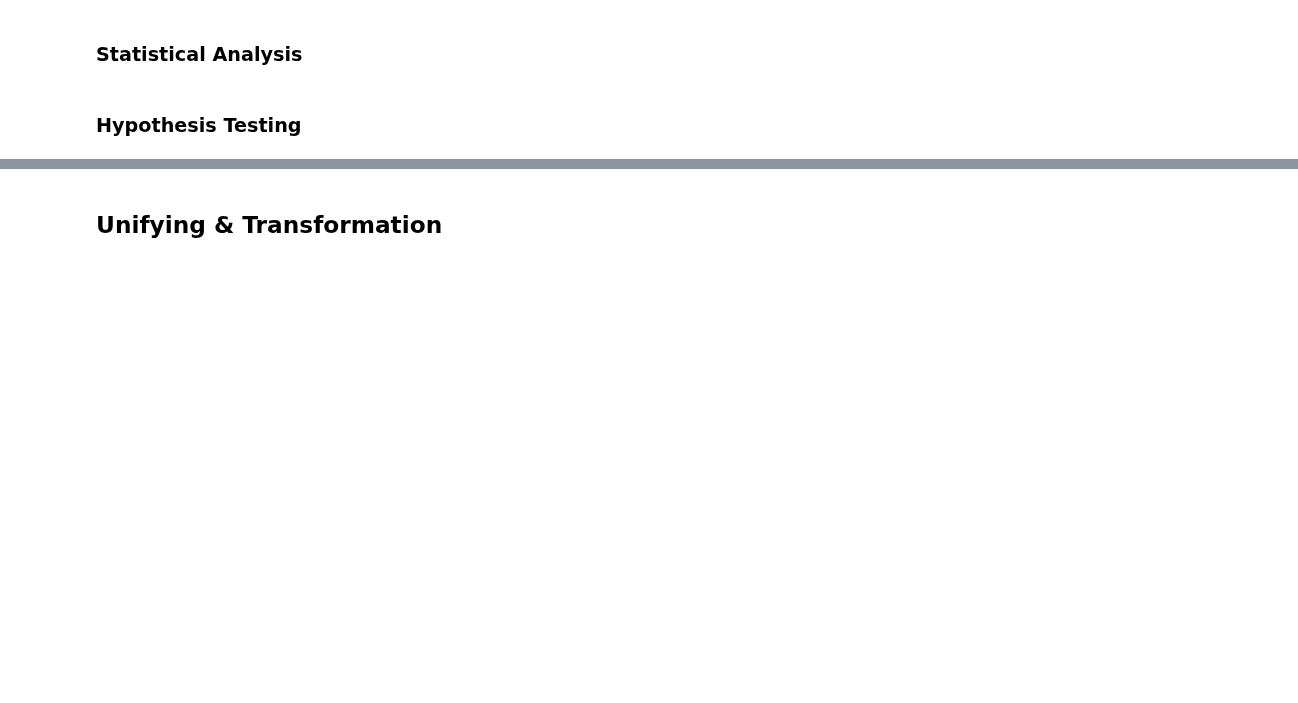
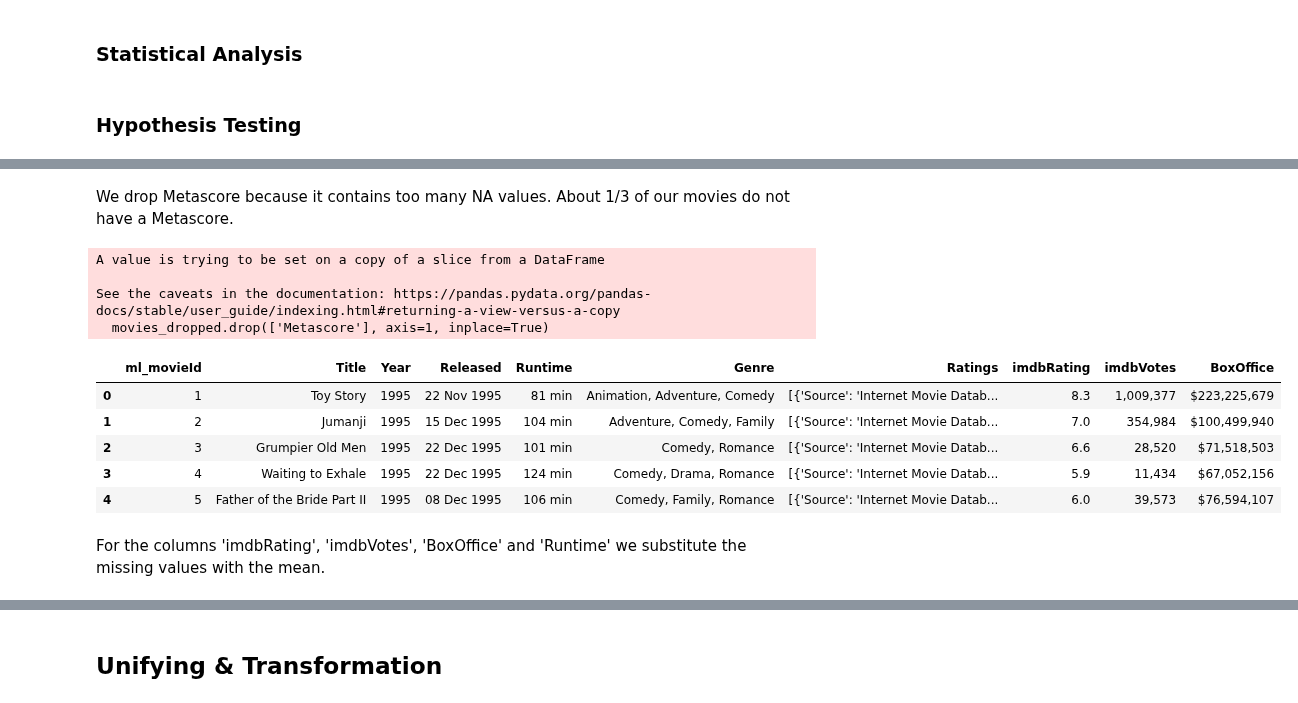
Before and after one commit to FabioArdi/morebo, a Jupyter notebook: final.ipynb, the cells around one changed output, grey strips where cells are left out. Cells and saved outputs as stored; diff of their text form; code cells hidden in the pictures; blank space fills up the shorter version.

Commit message:
Cleaned data

```diff
--- a/final.ipynb
+++ b/final.ipynb
@@ -357,0 +387,18 @@ Final explanation TODO
+# %% [markdown]
+We drop Metascore because it contains too many NA values. About 1/3 of our movies do not have a Metascore.
+# %%
+movies_dropped.drop(['Metascore'], axis=1, inplace=True)
+movies_dropped.head()
+# %% [output]
+A value is trying to be set on a copy of a slice from a DataFrame
+
+See the caveats in the documentation: https://pandas.pydata.org/pandas-docs/stable/user_guide/indexing.html#returning-a-view-versus-a-copy
+  movies_dropped.drop(['Metascore'], axis=1, inplace=True)
+|  | ml_movieId | Title | Year | Released | Runtime | Genre | Ratings | imdbRating | imdbVotes | BoxOffice |
+| 0 | 1 | Toy Story | 1995 | 22 Nov 1995 | 81 min | Animation, Adventure, Comedy | [{'Source': 'Internet Movie Datab... | 8.3 | 1,009,377 | $223,225,679 |
+| 1 | 2 | Jumanji | 1995 | 15 Dec 1995 | 104 min | Adventure, Comedy, Family | [{'Source': 'Internet Movie Datab... | 7.0 | 354,984 | $100,499,940 |
+| 2 | 3 | Grumpier Old Men | 1995 | 22 Dec 1995 | 101 min | Comedy, Romance | [{'Source': 'Internet Movie Datab... | 6.6 | 28,520 | $71,518,503 |
+| 3 | 4 | Waiting to Exhale | 1995 | 22 Dec 1995 | 124 min | Comedy, Drama, Romance | [{'Source': 'Internet Movie Datab... | 5.9 | 11,434 | $67,052,156 |
+| 4 | 5 | Father of the Bride Part II | 1995 | 08 Dec 1995 | 106 min | Comedy, Family, Romance | [{'Source': 'Internet Movie Datab... | 6.0 | 39,573 | $76,594,107 |
+# %% [markdown]
+For the columns 'imdbRating', 'imdbVotes', 'BoxOffice' and 'Runtime' we substitute the missing values with the mean.
```
Also changed, not shown: parts of 40 cells of this notebook, 1 other file.
